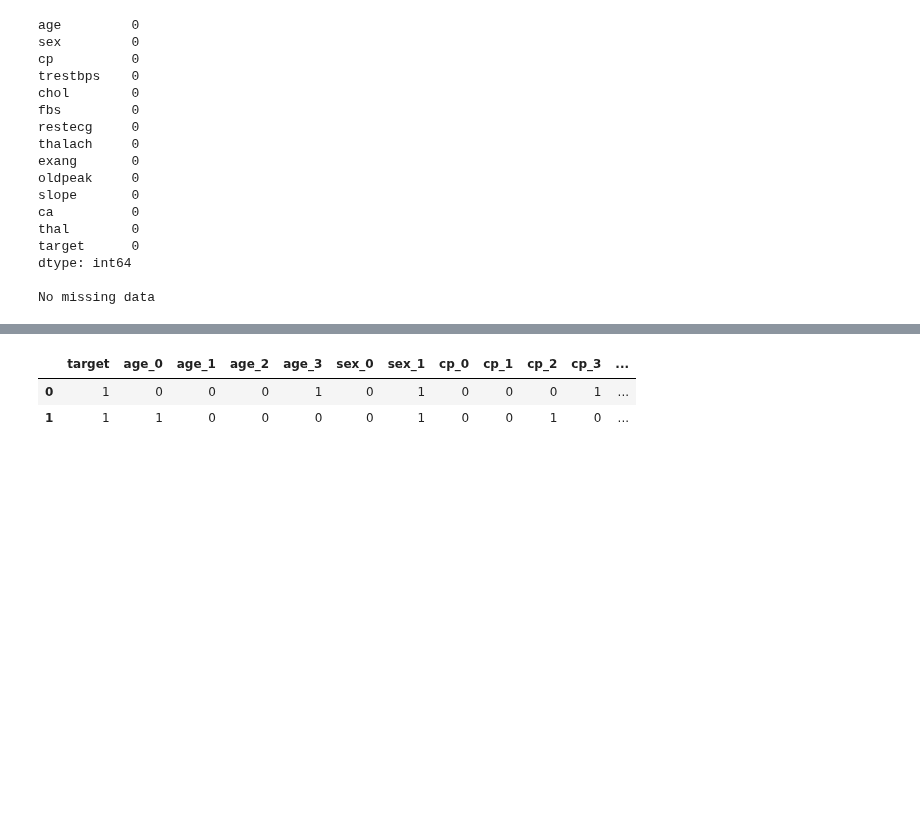
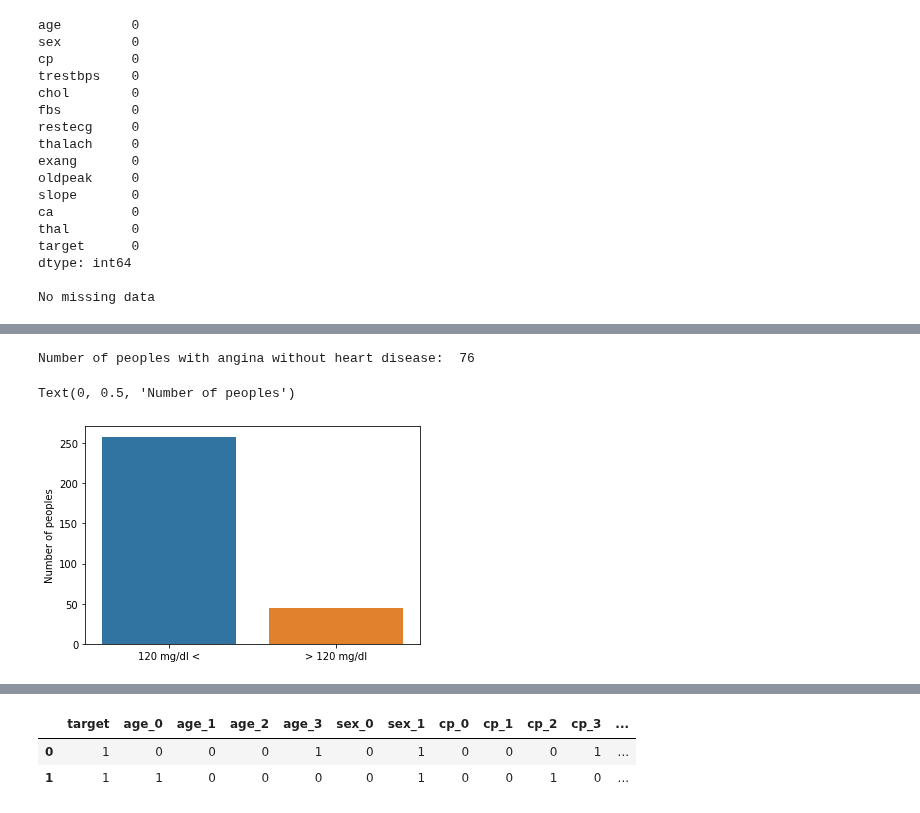
Before and after one commit to marcosrochedo/data-projects, a Jupyter notebook: heart-disease-predict/heart-disease-predict/heart-disease-kaggle.ipynb, the cells around one changed output, grey strips where cells are left out. Drawn from its saved outputs; the diff is of its cells as text; code cells hidden in the pictures; blank space fills up the shorter version.

```diff
--- a/heart-disease-predict/heart-disease-predict/heart-disease-kaggle.ipynb
+++ b/heart-disease-predict/heart-disease-predict/heart-disease-kaggle.ipynb
@@ -96,0 +144,15 @@ No missing data
+# %%
+# People without heart disease can raise heart rate?
+
+heartraise = data.loc[(data["target"] == 0) & (data["exang"] == 1)]
+print("Number of peoples with angina without heart disease: ", len(heartraise.index))
+# %% [output]
+Number of peoples with angina without heart disease:  76
+# %%
+# Number of peoples with sugar blood > 120mg/dl
+
+sns.barplot(x=["120 mg/dl <", "> 120 mg/dl"], y=data["fbs"].value_counts())
+plt.ylabel("Number of peoples")
+# %% [output]
+Text(0, 0.5, 'Number of peoples')
+[figure, added]
```
Also changed, not shown: parts of 7 cells of this notebook.
